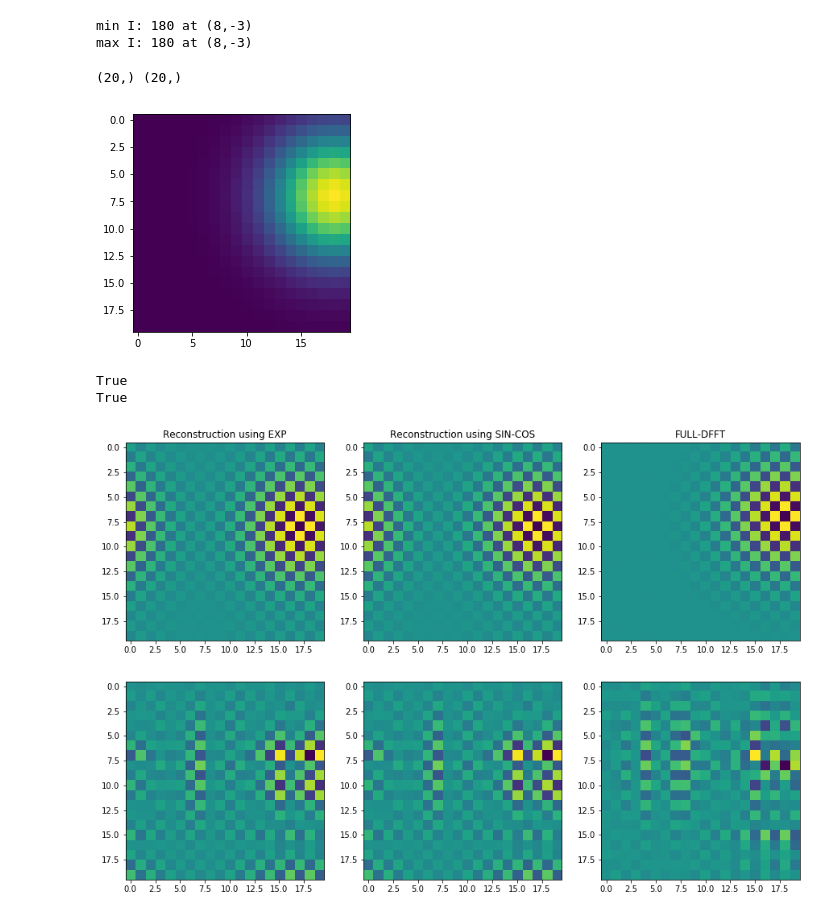
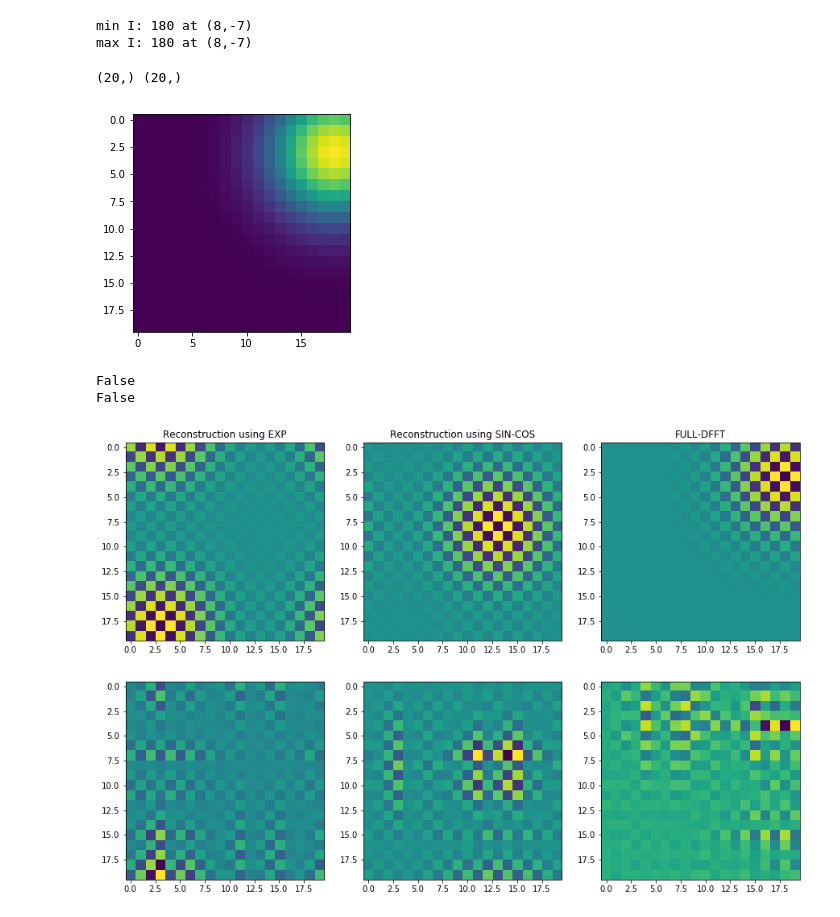
Before and after one commit to lerkoah/BayesianInterferometryIDS, a Jupyter notebook: src/testing-different-implementation-FourierTransform.ipynb, the cells around one changed output. Drawn from its saved outputs; the diff is of its cells as text; code cells hidden in the pictures.

```diff
--- a/src/testing-different-implementation-FourierTransform.ipynb
+++ b/src/testing-different-implementation-FourierTransform.ipynb
@@ -73,7 +71,7 @@ l = 4
 
 I = np.array([180])
 Cx = np.array([8])
-Cy = np.array([-3])
+Cy = np.array([-7])
 
 minI = np.min(I)
 argminI = np.argmin(I)
@@ -84,8 +82,8 @@ print('min I: %s at (%s,%s)\n' \
       'max I: %s at (%s,%s)\n' % (minI, Cx[argminI], Cy[argminI],
                                   maxI, Cx[argmaxI], Cy[argmaxI]))
 # %% [output]
-min I: 180 at (8,-3)
-max I: 180 at (8,-3)
+min I: 180 at (8,-7)
+max I: 180 at (8,-7)
 # %%
 # Basis function in pixel domain
 def psi(x, y, l, Cx, Cy):
@@ -114,7 +112,7 @@ import matplotlib.pyplot as plt
 plt.imshow(G)
 plt.show()
 # %% [output]
-[figure, old version]
+[figure, new version]
 # %%
 def matrix_points(U,V_real, V_imag, IMAGE_SIZE_X = 20, IMAGE_SIZE_Y = 20):
 #     print(U.shape)
@@ -139,11 +137,11 @@ for i in range(G_fft.shape[0]):
         V[index, 0] = G_fft.real[i,j]
         V[index, 1] = G_fft.imag[i,j]
 #         print('Update: ', index, V[index,:])
-        U[index, 0] = x[i] + IMAGE_SIZE_X/2
-        U[index, 1] = y[j] + IMAGE_SIZE_Y/2
+        U[index, 0] = x[i] + xCenter
+        U[index, 1] = y[j] + yCenter
 # %%
 alpha = I*np.sqrt(2*np.pi)*l
-PHI_Re, PHI_Im = Observed_Model_using_exp(U,l,alpha,Cx,Cy,
+PHI_Re, PHI_Im = Observed_Model_using_exp(U,l,alpha,Cx + xCenter,Cy + yCenter,
                                           IMAGE_SIZE_X = 20, IMAGE_SIZE_Y= 20,
                                           factor=IMAGE_SIZE_X*IMAGE_SIZE_Y/G_SIZE_REAL)
 Im_ind_real, Im_ind_imag = matrix_points(U,PHI_Re.eval(), PHI_Im.eval(),
@@ -159,33 +157,33 @@ ax[0,0].imshow( Im_ind_exp.real )
 ax[0,0].set_title('Reconstruction using EXP')
 ax[1,0].imshow( Im_ind_exp.imag )
 
 
 
 PHI_Re, PHI_Im = Observed_Model_using_sin_cos(U,l,alpha,Cx,Cy,
                                               IMAGE_SIZE_X = 20, IMAGE_SIZE_Y= 20,
                                               factor=IMAGE_SIZE_X*IMAGE_SIZE_Y/G_SIZE_REAL)
 
 Im_ind_real, Im_ind_imag = matrix_points(U,PHI_Re.eval(), PHI_Im.eval(),
                                          IMAGE_SIZE_X=G_SIZE_REAL ,IMAGE_SIZE_Y=G_SIZE_REAL)
 Im_ind_fft = Im_ind_real + 1j*Im_ind_imag
 # print(Im_ind_fft.shape)
 Im_ind_sin_cos = np.fft.ifft2(Im_ind_fft)
 #Im_ind = np.fft.fftshift(Im_ind)
 ax[0,1].imshow( Im_ind_sin_cos.real )
 ax[0,1].set_title('Reconstruction using SIN-COS')
 ax[1,1].imshow( Im_ind_sin_cos.imag )
 
 print(np.array_equal(Im_ind_exp.real, Im_ind_sin_cos.real))
 print(np.array_equal(Im_ind_exp.imag, Im_ind_sin_cos.imag))
 
 G_fft_ifft = np.fft.ifft2(G_fft)
 ax[0,2].imshow(G_fft_ifft.real)
 ax[0,2].set_title('FULL-DFFT')
 ax[1,2].imshow(G_fft_ifft.imag)
 plt.show()
 
 plt.show()
 # %% [output]
-True
-True
+False
+False
-[figure, old version]
+[figure, new version]
```
Also changed, not shown: parts of 4 cells of this notebook, 57 other files.
